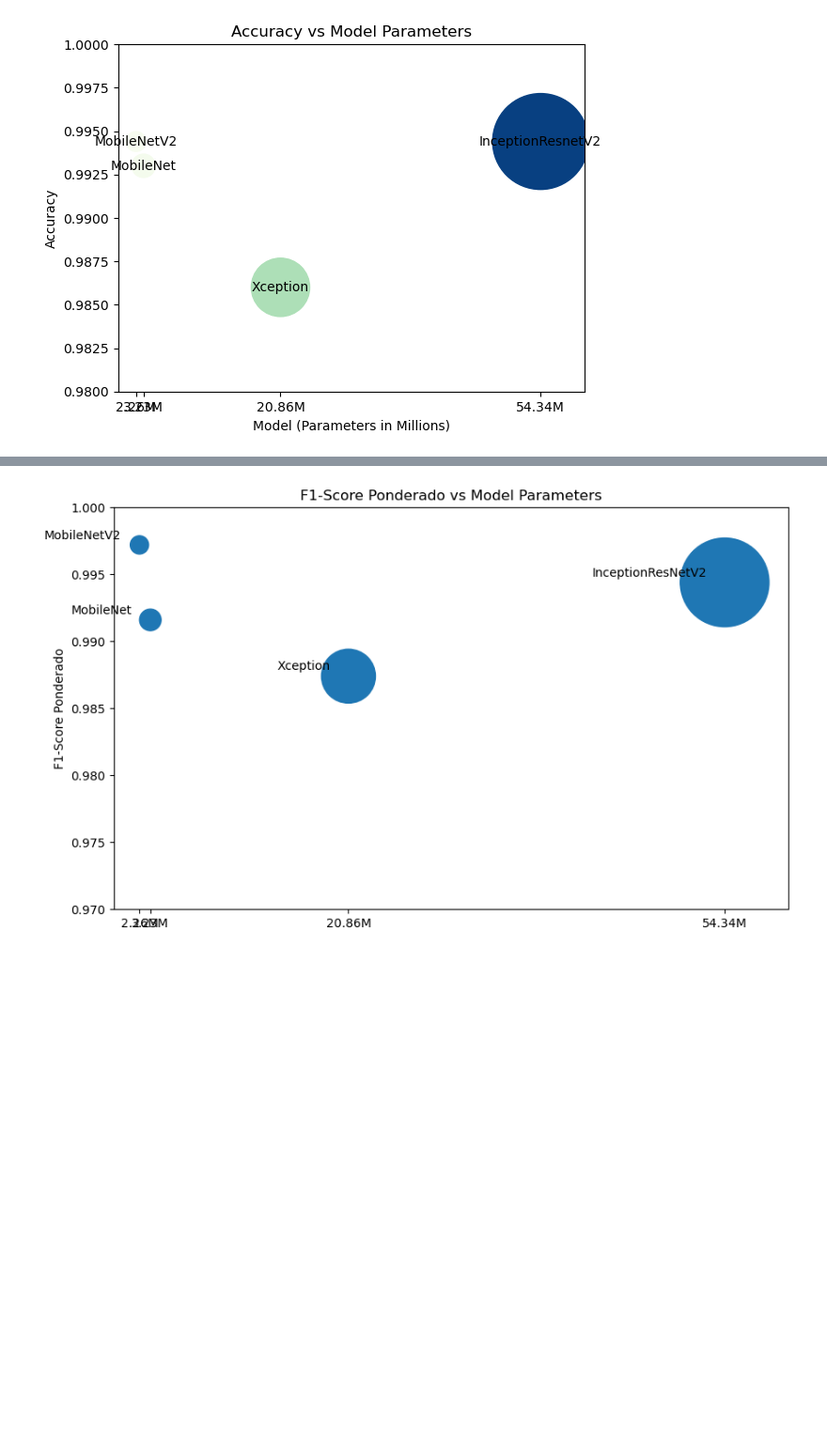
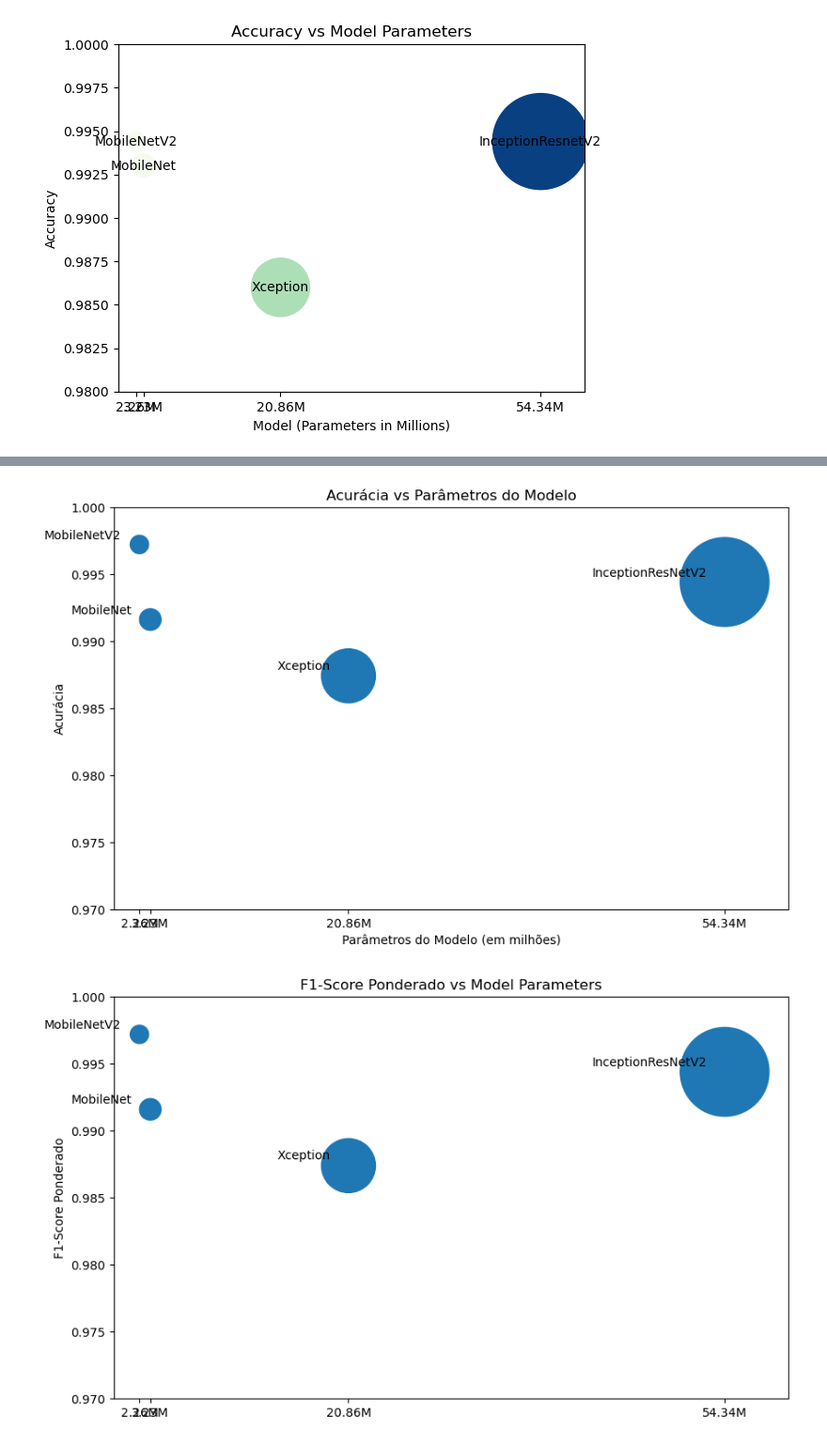
Before and after one commit to d-t-n/quality-inspection-ai-cv-deep-learning, a Jupyter notebook: Model-General-QC-portu-Integrated.ipynb, the cells around one changed output, grey strips where cells are left out. Shown at 94% size. Cells and saved outputs as stored; diff of their text form; code cells hidden in the pictures; blank space fills up the shorter version.

```diff
--- a/Model-General-QC-portu-Integrated.ipynb
+++ b/Model-General-QC-portu-Integrated.ipynb
@@ -1035,3 +1004,33 @@ plt.show()
+# %%
+import matplotlib.pyplot as plt
+import numpy as np
+
+model_names = ['Xception', 'InceptionResNetV2', 'MobileNet', 'MobileNetV2']
+params = [20.86, 54.34, 3.23, 2.26]
+accuracy = [0.9874, 0.9944, 0.9916, 0.9972]
+sizes = [2000, 5400, 320, 230]
+
+fig, ax = plt.subplots(figsize=(10,6))
+
+scatter = ax.scatter(params, accuracy, s=sizes, cmap='cool')
+
+for i, txt in enumerate(model_names):
+    ax.annotate(txt, (params[i], accuracy[i]), xytext=(-15, 5), textcoords='offset points', ha='right')
+
+ax.set_xlim(left=0, right=60)
+ax.set_xticks(params)
+ax.set_xticklabels([str(p) + 'M' for p in params])
+ax.set_xlabel('Parâmetros do Modelo (em milhões)')
+
+
+ax.set_ylim(bottom=0.97, top=1.0)
+ax.set_ylabel('Acurácia')
+
+
+plt.title('Acurácia vs Parâmetros do Modelo')
+plt.show()
+# %% [output]
+[figure, added]
 # %%
 import matplotlib.pyplot as plt
 import numpy as np
```
Also changed, not shown: parts of 3 cells of this notebook.
